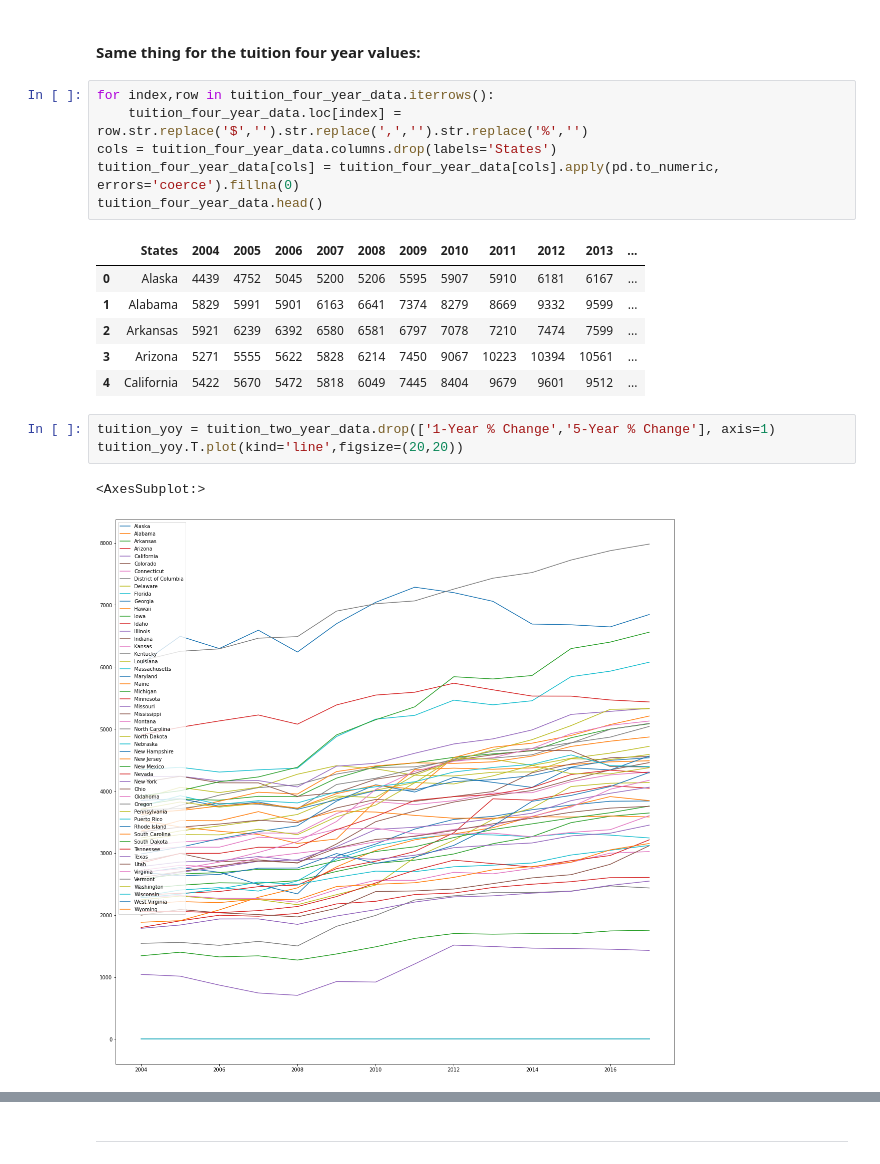
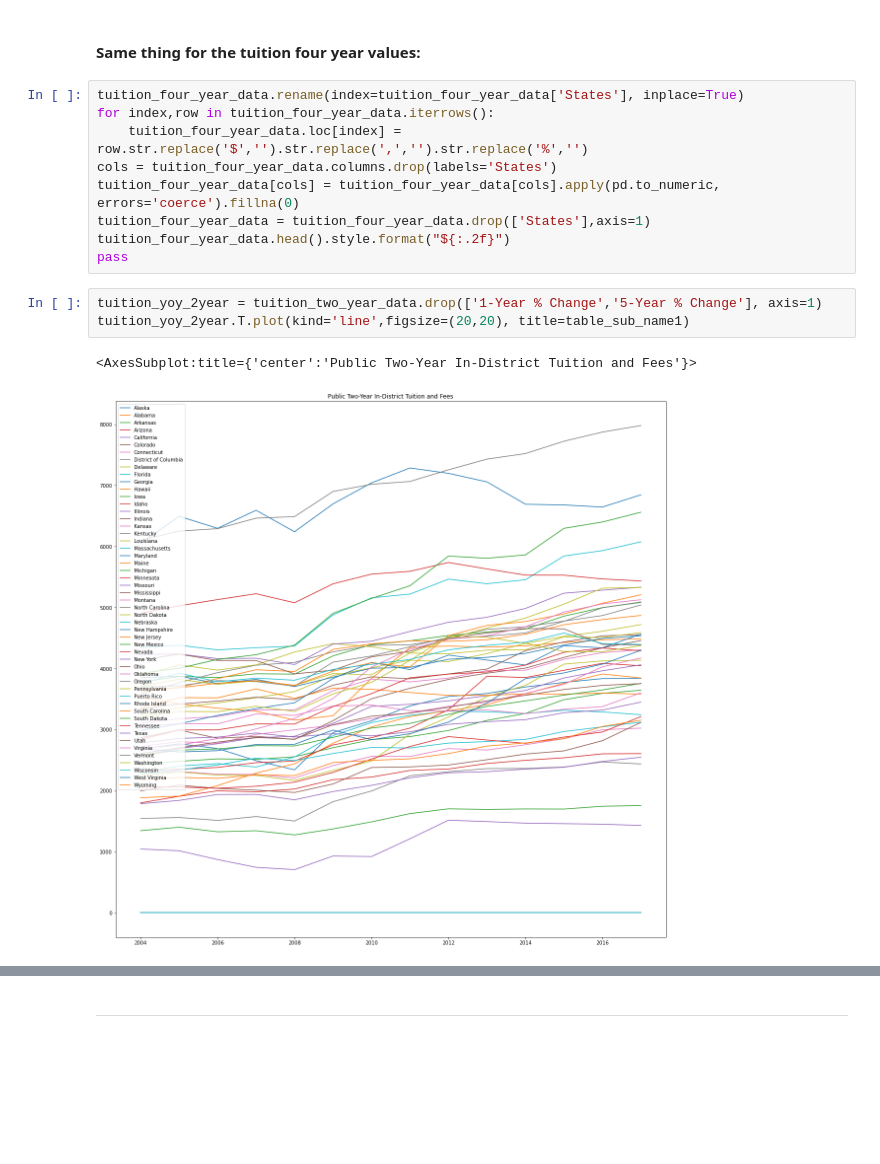
Before and after one commit to alexander-waite/IS362_Project2, a Jupyter notebook: Project2.ipynb, the cells around one changed output, grey strips where cells are left out. Drawn from its saved outputs; the diff is of its cells as text; blank space fills up the shorter version.

```diff
--- a/Project2.ipynb
+++ b/Project2.ipynb
@@ -109,21 +102,17 @@ tuition_two_year_data.head()
 # %% [markdown]
 #### Same thing for the tuition four year values:
 # %%
+tuition_four_year_data.rename(index=tuition_four_year_data['States'], inplace=True)
 for index,row in tuition_four_year_data.iterrows():
     tuition_four_year_data.loc[index] = row.str.replace('$','').str.replace(',','').str.replace('%','')
 cols = tuition_four_year_data.columns.drop(labels='States')
 tuition_four_year_data[cols] = tuition_four_year_data[cols].apply(pd.to_numeric, errors='coerce').fillna(0)
-tuition_four_year_data.head()
+tuition_four_year_data = tuition_four_year_data.drop(['States'],axis=1)
+tuition_four_year_data.head().style.format("${:.2f}")
+pass
-# %% [output]
-|  | States | 2004 | 2005 | 2006 | 2007 | 2008 | 2009 | 2010 | 2011 | 2012 | 2013 | ... |
-| 0 | Alaska | 4439 | 4752 | 5045 | 5200 | 5206 | 5595 | 5907 | 5910 | 6181 | 6167 | ... |
-| 1 | Alabama | 5829 | 5991 | 5901 | 6163 | 6641 | 7374 | 8279 | 8669 | 9332 | 9599 | ... |
-| 2 | Arkansas | 5921 | 6239 | 6392 | 6580 | 6581 | 6797 | 7078 | 7210 | 7474 | 7599 | ... |
-| 3 | Arizona | 5271 | 5555 | 5622 | 5828 | 6214 | 7450 | 9067 | 10223 | 10394 | 10561 | ... |
-| 4 | California | 5422 | 5670 | 5472 | 5818 | 6049 | 7445 | 8404 | 9679 | 9601 | 9512 | ... |
 # %%
-tuition_yoy = tuition_two_year_data.drop(['1-Year % Change','5-Year % Change'], axis=1)
-tuition_yoy.T.plot(kind='line',figsize=(20,20))
+tuition_yoy_2year = tuition_two_year_data.drop(['1-Year % Change','5-Year % Change'], axis=1)
+tuition_yoy_2year.T.plot(kind='line',figsize=(20,20), title=table_sub_name1)
 # %% [output]
-<AxesSubplot:>
+<AxesSubplot:title={'center':'Public Two-Year In-District Tuition and Fees'}>
-[figure, old version]
+[figure, new version]
```
Also changed, not shown: parts of 29 cells of this notebook.
